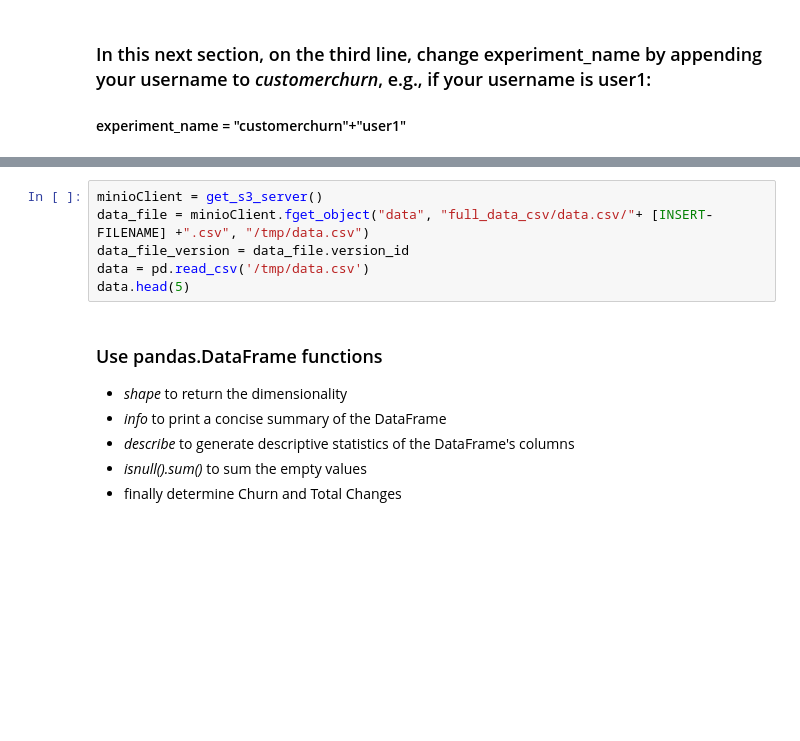
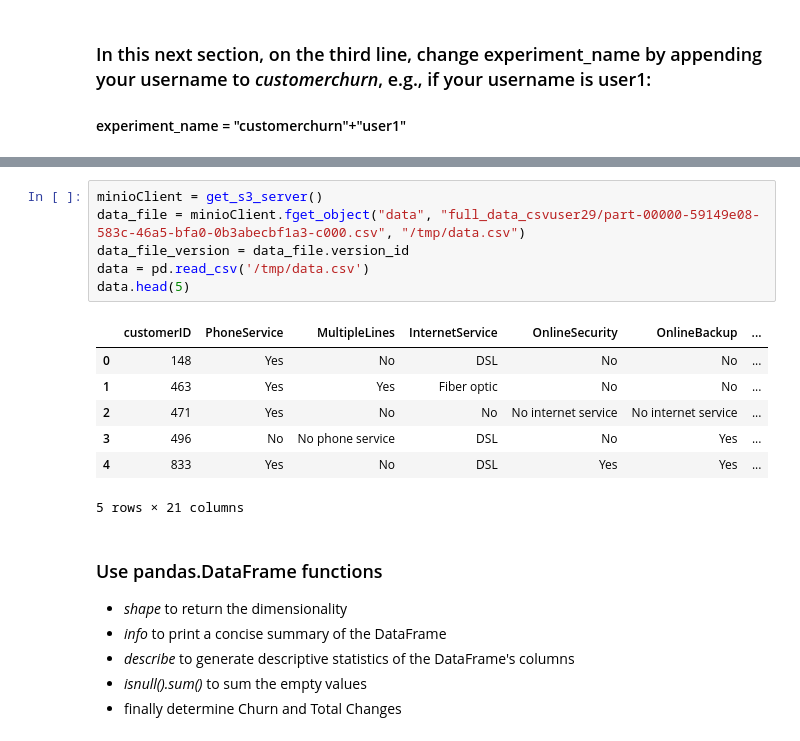
Before and after one commit to masoodfaisal/ml-workshop, a Jupyter notebook: notebook/Model_Experiments.ipynb, the cells around one changed output, grey strips where cells are left out. Saved outputs shown, nothing was run; the diff lists cells and outputs as text; blank space fills up the shorter version.

```diff
--- a/notebook/Model_Experiments.ipynb
+++ b/notebook/Model_Experiments.ipynb
@@ -75,9 +97,17 @@ def get_meta_store():
 # %%
 minioClient = get_s3_server()
-data_file = minioClient.fget_object("data", "full_data_csv/data.csv/"+ [INSERT-FILENAME] +".csv", "/tmp/data.csv")
+data_file = minioClient.fget_object("data", "full_data_csvuser29/part-00000-59149e08-583c-46a5-bfa0-0b3abecbf1a3-c000.csv", "/tmp/data.csv")
 data_file_version = data_file.version_id
 data = pd.read_csv('/tmp/data.csv')
 data.head(5)
+# %% [output]
+|  | customerID | PhoneService | MultipleLines | InternetService | OnlineSecurity | OnlineBackup | ... |
+| 0 | 148 | Yes | No | DSL | No | No | ... |
+| 1 | 463 | Yes | Yes | Fiber optic | No | No | ... |
+| 2 | 471 | Yes | No | No | No internet service | No internet service | ... |
+| 3 | 496 | No | No phone service | DSL | No | Yes | ... |
+| 4 | 833 | Yes | No | DSL | Yes | Yes | ... |
+5 rows × 21 columns
 # %% [markdown]
 ### Use pandas.DataFrame functions
 - _shape_ to return the dimensionality
```
Also changed, not shown: parts of 21 cells of this notebook, 1 other file.
